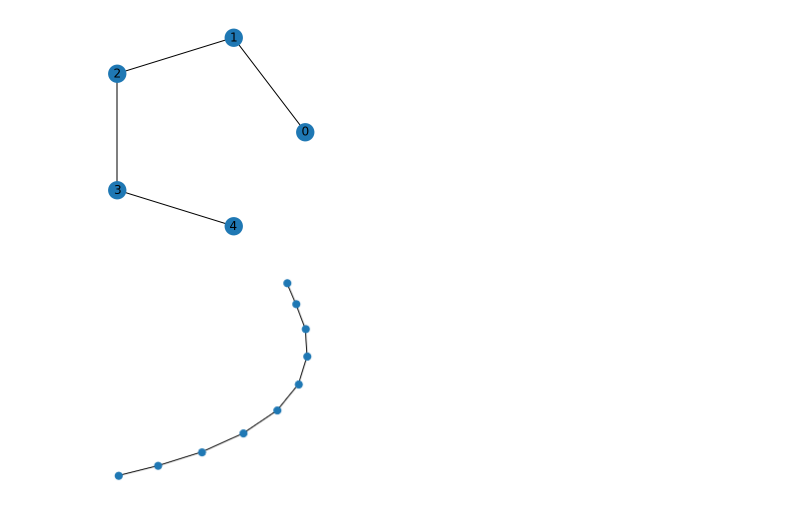
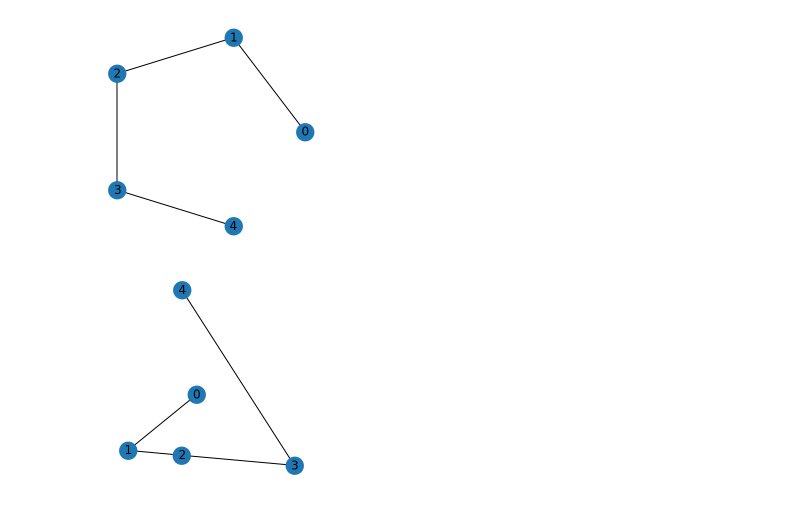
Before and after one commit to jephianlin/ModularPython, a Jupyter notebook: Introduction-to-NetworkX.ipynb, the cells around one changed output. Cells and saved outputs as stored; diff of their text form; code cells hidden in the pictures.

```diff
--- a/Introduction to NetworkX.ipynb
+++ b/Introduction-to-NetworkX.ipynb
@@ -266,5 +262,11 @@ def smalldraw(g, fsize=[3,3]):
 # %%
+g = nx.path_graph(5)
+
+pos = nx.random_layout(g)
+
 fig = plt.figure(figsize=(3,3))
-nx.draw(g, figsize=(2,2), node_size=50)
+nx.draw(g,
+        with_labels=True,
+        pos=pos)
 # %% [output]
-[figure, old version]
+[figure, new version]
```
Also changed, not shown: parts of 27 cells of this notebook.
